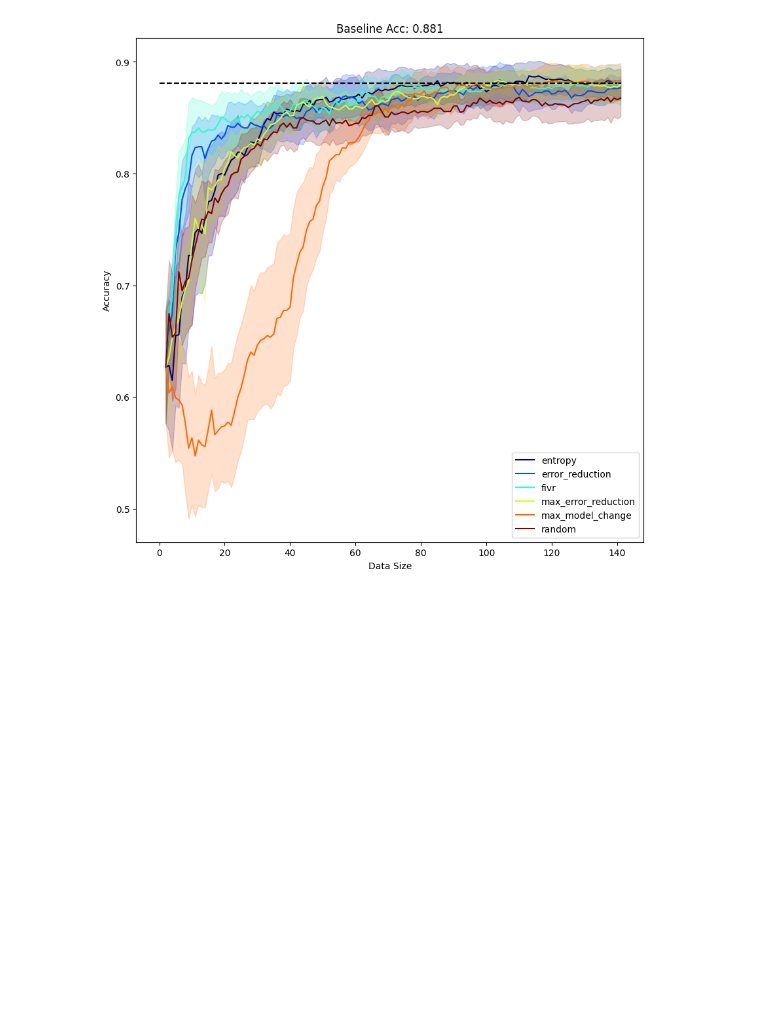
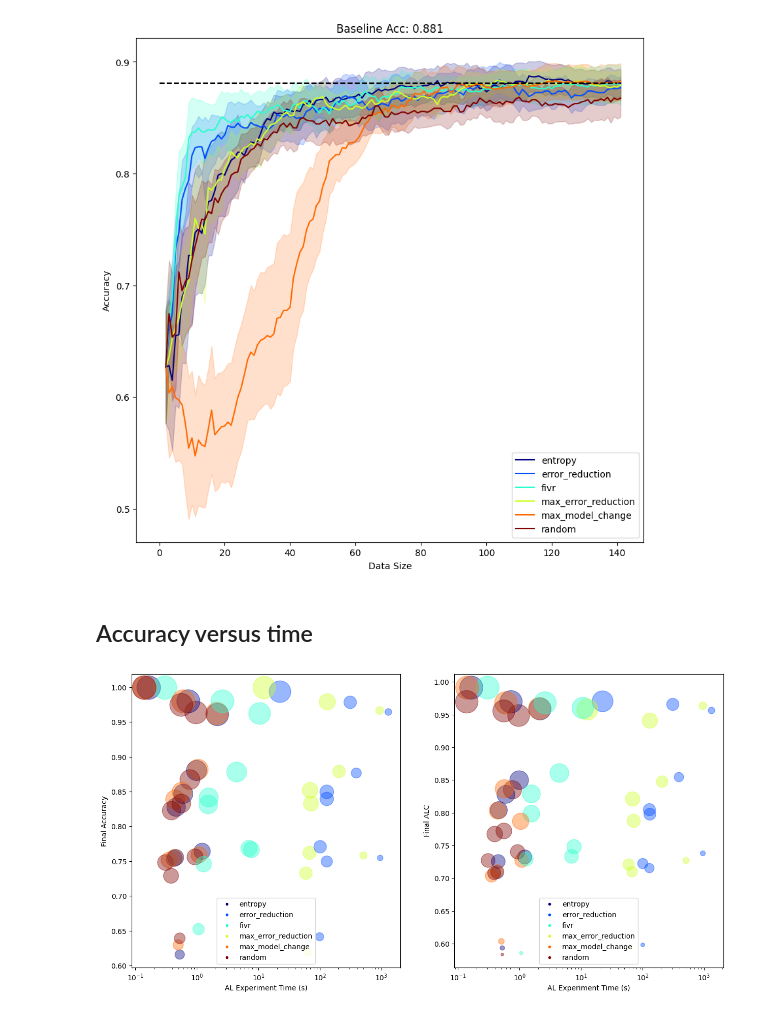
Before and after one commit to mlpotter/LogisticALBenchmark, a Jupyter notebook: visualize_results.ipynb, the cells around one changed output. Drawn from its saved outputs; the diff is of its cells as text; code cells hidden in the pictures; blank space fills up the shorter version.

Commit message:
update visualization with acc and time plots

```diff
--- a/visualize_results.ipynb
+++ b/visualize_results.ipynb
@@ -186,3 +218,10 @@ plt.legend()
 # %% [output]
 <matplotlib.legend.Legend at 0x...>
 [figure]
+# %% [markdown]
+## Accuracy versus time
+# %%
+val_df = mlflow_df.loc[mlflow_df.groupby(['query_method_name','dataset'])['accuracy_baseline'].idxmax()]
+val_acc_df = val_df.pivot_table(index='dataset', columns='query_method_name', values='accuracy_test', aggfunc='max')
+datasets = list(val_acc_df.dropna(axis=0).index)
+methods = list(val_acc_df.dropna(axis=0).columns)
@@ -188,0 +249,52 @@ plt.legend()
+# %%
+fig,axes = plt.subplots(1,2,figsize=(15,7.5))
+
+xs = []
+ys_alc =  []
+ys_acc =  []
+
+for dataset in datasets:
+    for i,method in enumerate(methods):
+
+        xs.append(results_time[dataset+method].sum(axis=-1).mean())
+        ys_alc.append(results_acc[dataset+method][:,-1].ravel().mean())
+        ys_acc.append(results_alc[dataset+method].mean())
+
+norm_time = lambda x: (x-min(xs))/(max(xs)-min(xs))
+
+norm_alc = lambda x: (x-min(ys_alc))/(max(ys_alc)-min(ys_alc))
+norm_acc = lambda x: (x-min(ys_acc))/(max(ys_acc)-min(ys_acc))
+
+for dataset in datasets:
+    for i,method in enumerate(methods):
+
+        x = results_time[dataset+method].sum(axis=-1).mean()
+        y = results_acc[dataset+method][:,-1].ravel().mean()
+
+        axes[0].scatter(x=x,y=y,
+                        c=colors[i],
+                        s=1/(norm_time(x)+0.1)*(norm_acc(y)+0.1)*100,
+                        label="_nolabel_",alpha=0.4)
+        axes[0].set_xscale("log")
+
+
+        x = results_time[dataset+method].sum(axis=-1).mean()
+        y = results_alc[dataset+method].mean()
+        axes[1].scatter(x=x,y=y,
+                        c=colors[i],
+                        s=1/(norm_time(x)+0.1)*(norm_alc(y)+0.1)*100,
+                        label="_nolabel_",alpha=0.4)
+        axes[1].set_xscale("log")
+
+for j in range(2):
+    for i,method in enumerate(methods):
+        axes[j].plot([],[],
+                color=colors[i],marker='.',label=method,linestyle='none')
+
+
+        # plt.plot([x[0],x[-1]],[accuracy_baseline,accuracy_baseline],'k--')
+        axes[j].set_xlabel("AL Experiment Time (s)")
+        axes[j].set_ylabel("Final {}".format("Accuracy" if j==0 else "ALC"))
+        axes[j].legend()
+# %% [output]
+[figure, added]
```
Also changed, not shown: parts of 9 cells of this notebook.
